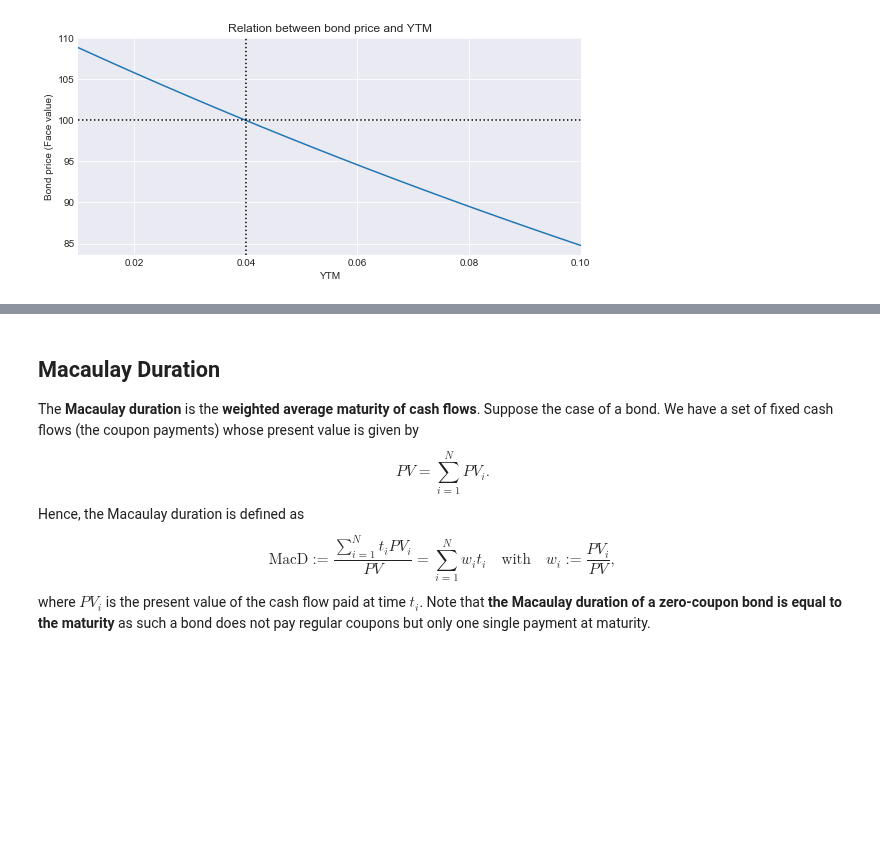
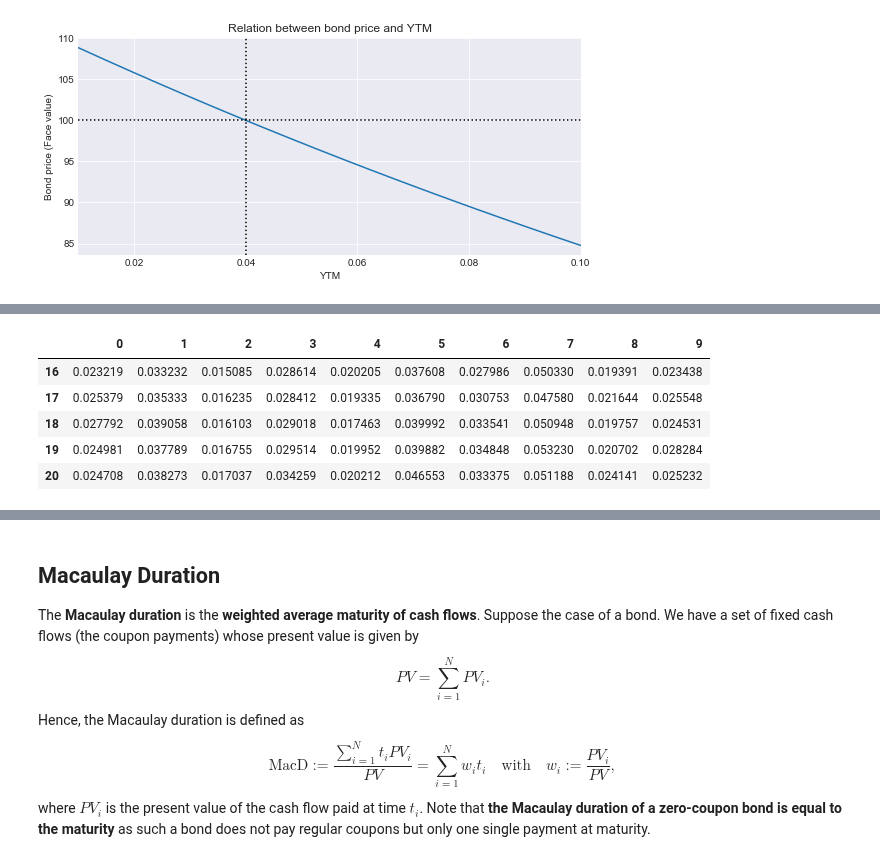
Before and after one commit to z4ir3/finance-courses, a Jupyter notebook: week-4.ipynb, the cells around one changed output, grey strips where cells are left out. Cells and saved outputs as stored; diff of their text form; code cells hidden in the pictures; blank space fills up the shorter version.

```diff
--- a/week-4.ipynb
+++ b/week-4.ipynb
@@ -761,0 +688,15 @@ plt.show()
+# %%
+n_years          = 10
+n_scenarios      = 10
+b                = 0.03
+periods_per_year = 2
+
+rates, _ = erk.simulate_cir(n_years=n_years, n_scenarios=n_scenarios, a=0.02, b=b, sigma=0.02, periods_per_year=periods_per_year)
+rates.tail()
+# %% [output]
+|  | 0 | 1 | 2 | 3 | 4 | 5 | 6 | 7 | 8 | 9 |
+| 16 | 0.023219 | 0.033232 | 0.015085 | 0.028614 | 0.020205 | 0.037608 | 0.027986 | 0.050330 | 0.019391 | 0.023438 |
+| 17 | 0.025379 | 0.035333 | 0.016235 | 0.028412 | 0.019335 | 0.036790 | 0.030753 | 0.047580 | 0.021644 | 0.025548 |
+| 18 | 0.027792 | 0.039058 | 0.016103 | 0.029018 | 0.017463 | 0.039992 | 0.033541 | 0.050948 | 0.019757 | 0.024531 |
+| 19 | 0.024981 | 0.037789 | 0.016755 | 0.029514 | 0.019952 | 0.039882 | 0.034848 | 0.053230 | 0.020702 | 0.028284 |
+| 20 | 0.024708 | 0.038273 | 0.017037 | 0.034259 | 0.020212 | 0.046553 | 0.033375 | 0.051188 | 0.024141 | 0.025232 |
```
Also changed, not shown: parts of 54 cells of this notebook.
